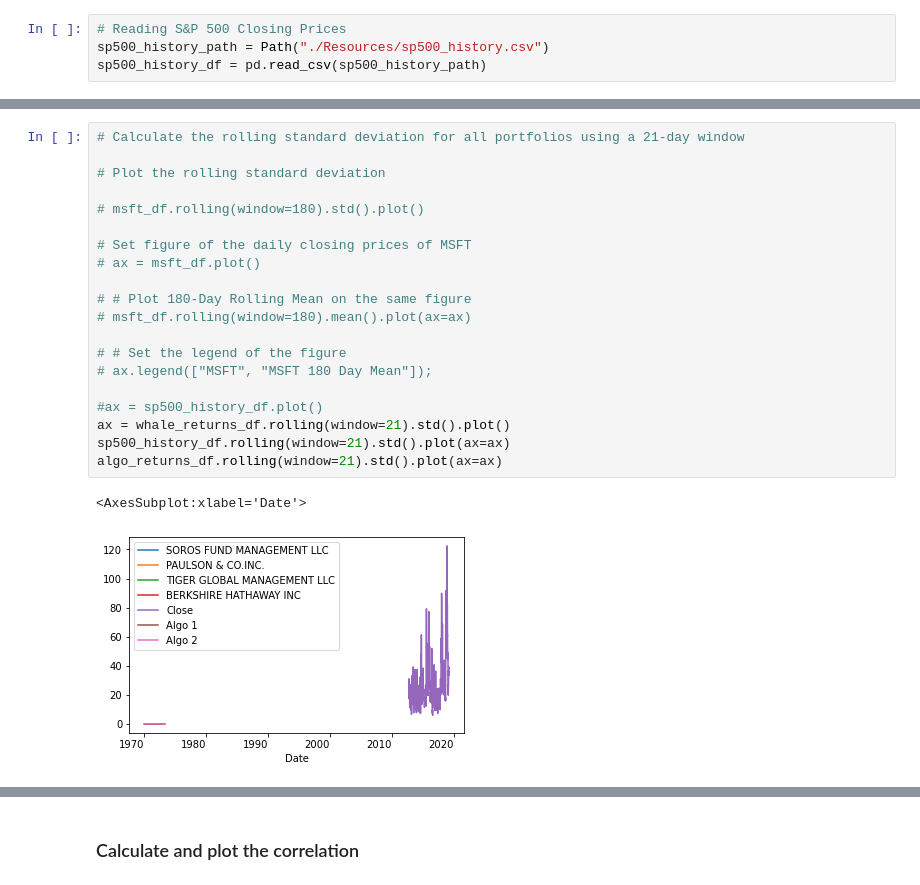
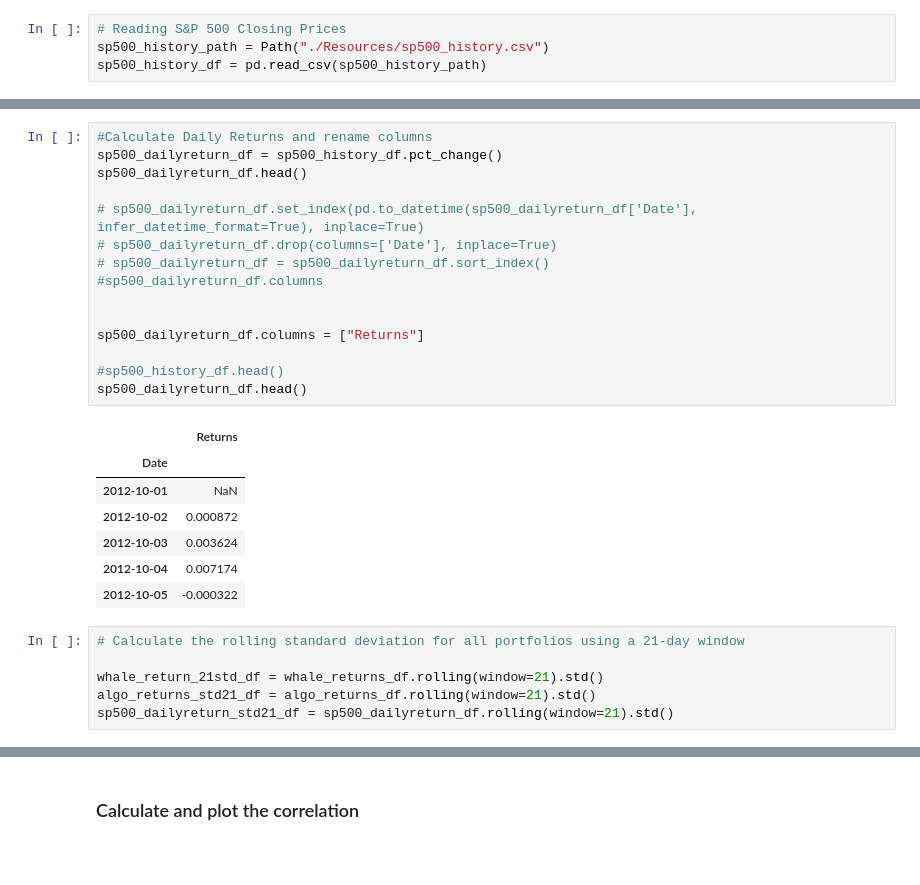
Before and after one commit to apakuki/FinTech-Bootcamp, a Jupyter notebook: FinTechBC-Homework-Unit4/Starter_Code/whale_analysis.ipynb, the cells around one changed output, grey strips where cells are left out. Saved outputs shown, nothing was run; the diff lists cells and outputs as text; blank space fills up the shorter version.

```diff
--- a/FinTechBC-Homework-Unit4/Starter_Code/whale_analysis.ipynb
+++ b/FinTechBC-Homework-Unit4/Starter_Code/whale_analysis.ipynb
@@ -131,23 +132,29 @@ KeyError: 'Date'
-# %%
-# Calculate the rolling standard deviation for all portfolios using a 21-day window
-
-# Plot the rolling standard deviation
-
-# msft_df.rolling(window=180).std().plot()
-
-# Set figure of the daily closing prices of MSFT
-# ax = msft_df.plot()
-
-# # Plot 180-Day Rolling Mean on the same figure
-# msft_df.rolling(window=180).mean().plot(ax=ax)
-
-# # Set the legend of the figure
-# ax.legend(["MSFT", "MSFT 180 Day Mean"]);
-
-#ax = sp500_history_df.plot()
-ax = whale_returns_df.rolling(window=21).std().plot()
-sp500_history_df.rolling(window=21).std().plot(ax=ax)
-algo_returns_df.rolling(window=21).std().plot(ax=ax)
-# %% [output]
-<AxesSubplot:xlabel='Date'>
-[figure, removed]
+# %%
+#Calculate Daily Returns and rename columns
+sp500_dailyreturn_df = sp500_history_df.pct_change()
+sp500_dailyreturn_df.head()
+
+# sp500_dailyreturn_df.set_index(pd.to_datetime(sp500_dailyreturn_df['Date'], infer_datetime_format=True), inplace=True)
+# sp500_dailyreturn_df.drop(columns=['Date'], inplace=True)
+# sp500_dailyreturn_df = sp500_dailyreturn_df.sort_index()
+#sp500_dailyreturn_df.columns
+
+
+sp500_dailyreturn_df.columns = ["Returns"]
+
+#sp500_history_df.head()
+sp500_dailyreturn_df.head()
+# %% [output]
+|  | Returns |
+| Date |  |
+| 2012-10-01 | NaN |
+| 2012-10-02 | 0.000872 |
+| 2012-10-03 | 0.003624 |
+| 2012-10-04 | 0.007174 |
+| 2012-10-05 | -0.000322 |
+# %%
+# Calculate the rolling standard deviation for all portfolios using a 21-day window
+
+whale_return_21std_df = whale_returns_df.rolling(window=21).std()
+algo_returns_std21_df = algo_returns_df.rolling(window=21).std()
+sp500_dailyreturn_std21_df = sp500_dailyreturn_df.rolling(window=21).std()
```
Also changed, not shown: parts of 5 cells of this notebook.
